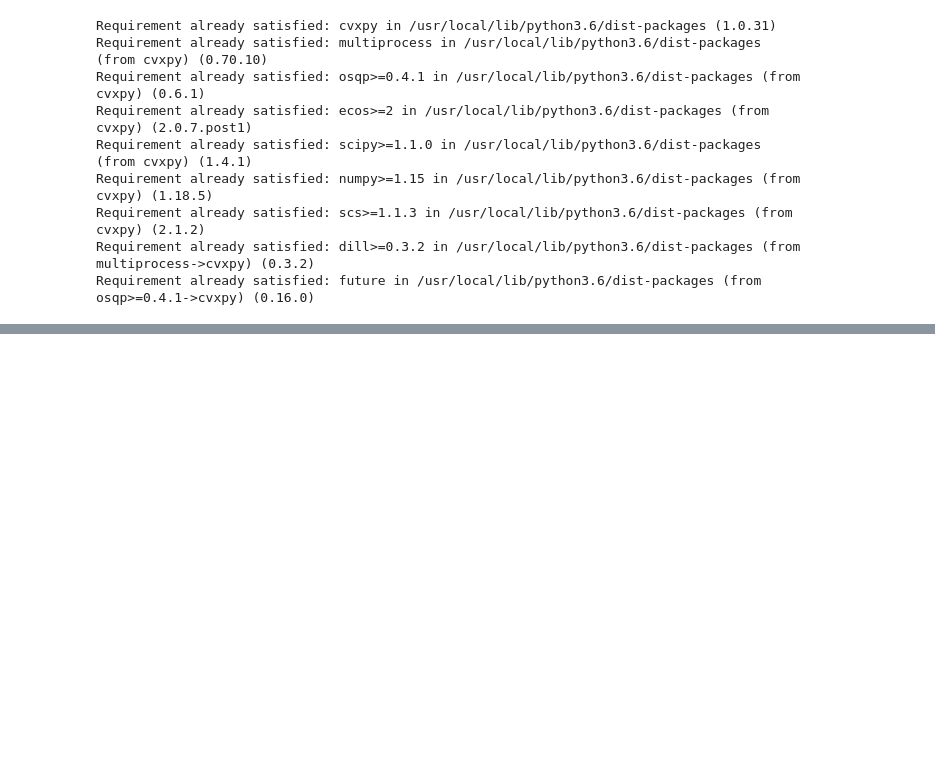
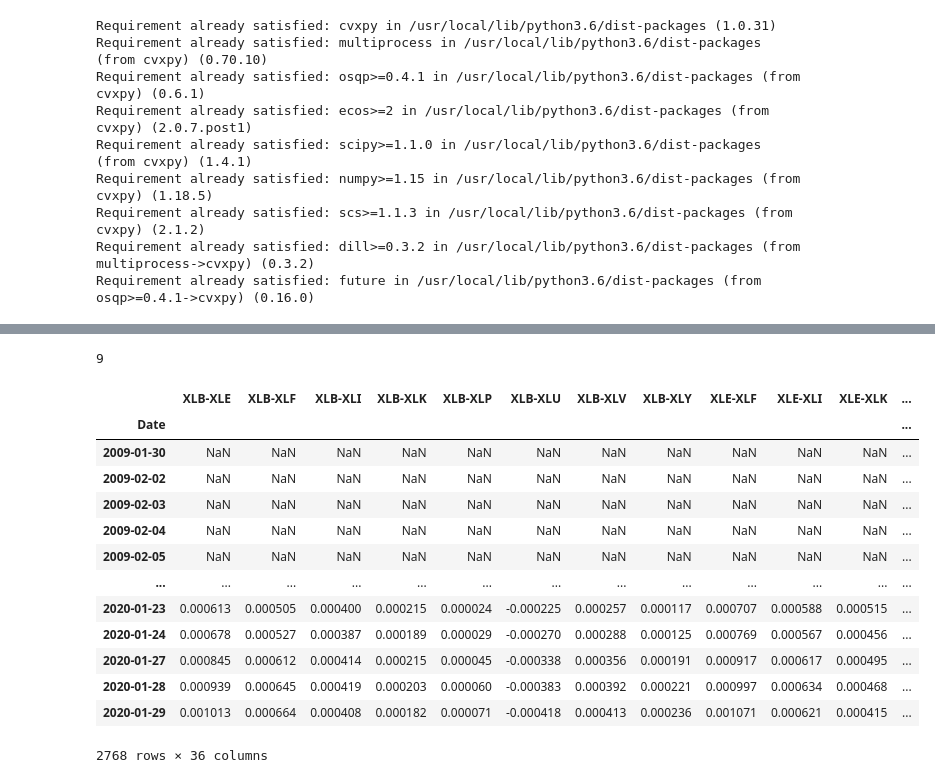
Before and after one commit to armandordorica/Portfolio_Optimization, a Jupyter notebook: markowitz_portfolio_optimization_master_YFINANCE.ipynb, the cells around one changed output, grey strips where cells are left out. Drawn from its saved outputs; the diff is of its cells as text; code cells hidden in the pictures; blank space fills up the shorter version.

```diff
--- a/markowitz_portfolio_optimization_master_YFINANCE.ipynb
+++ b/markowitz_portfolio_optimization_master_YFINANCE.ipynb
@@ -226,0 +158,4 @@ Sharpe2 Ratio = 1.350000
+# %%
+NumStocks
+# %% [output]
+9
@@ -226,0 +182,17 @@ Sharpe2 Ratio = 1.350000
+# %%
+covariance
+# %% [output]
+|  | XLB-XLE | XLB-XLF | XLB-XLI | XLB-XLK | XLB-XLP | XLB-XLU | XLB-XLV | XLB-XLY | XLE-XLF | XLE-XLI | XLE-XLK | ... |
+| Date |  |  |  |  |  |  |  |  |  |  |  | ... |
+| 2009-01-30 | NaN | NaN | NaN | NaN | NaN | NaN | NaN | NaN | NaN | NaN | NaN | ... |
+| 2009-02-02 | NaN | NaN | NaN | NaN | NaN | NaN | NaN | NaN | NaN | NaN | NaN | ... |
+| 2009-02-03 | NaN | NaN | NaN | NaN | NaN | NaN | NaN | NaN | NaN | NaN | NaN | ... |
+| 2009-02-04 | NaN | NaN | NaN | NaN | NaN | NaN | NaN | NaN | NaN | NaN | NaN | ... |
+| 2009-02-05 | NaN | NaN | NaN | NaN | NaN | NaN | NaN | NaN | NaN | NaN | NaN | ... |
+| ... | ... | ... | ... | ... | ... | ... | ... | ... | ... | ... | ... | ... |
+| 2020-01-23 | 0.000613 | 0.000505 | 0.000400 | 0.000215 | 0.000024 | -0.000225 | 0.000257 | 0.000117 | 0.000707 | 0.000588 | 0.000515 | ... |
+| 2020-01-24 | 0.000678 | 0.000527 | 0.000387 | 0.000189 | 0.000029 | -0.000270 | 0.000288 | 0.000125 | 0.000769 | 0.000567 | 0.000456 | ... |
+| 2020-01-27 | 0.000845 | 0.000612 | 0.000414 | 0.000215 | 0.000045 | -0.000338 | 0.000356 | 0.000191 | 0.000917 | 0.000617 | 0.000495 | ... |
+| 2020-01-28 | 0.000939 | 0.000645 | 0.000419 | 0.000203 | 0.000060 | -0.000383 | 0.000392 | 0.000221 | 0.000997 | 0.000634 | 0.000468 | ... |
+| 2020-01-29 | 0.001013 | 0.000664 | 0.000408 | 0.000182 | 0.000071 | -0.000418 | 0.000413 | 0.000236 | 0.001071 | 0.000621 | 0.000415 | ... |
+2768 rows × 36 columns
```
Also changed, not shown: parts of 24 cells of this notebook.
